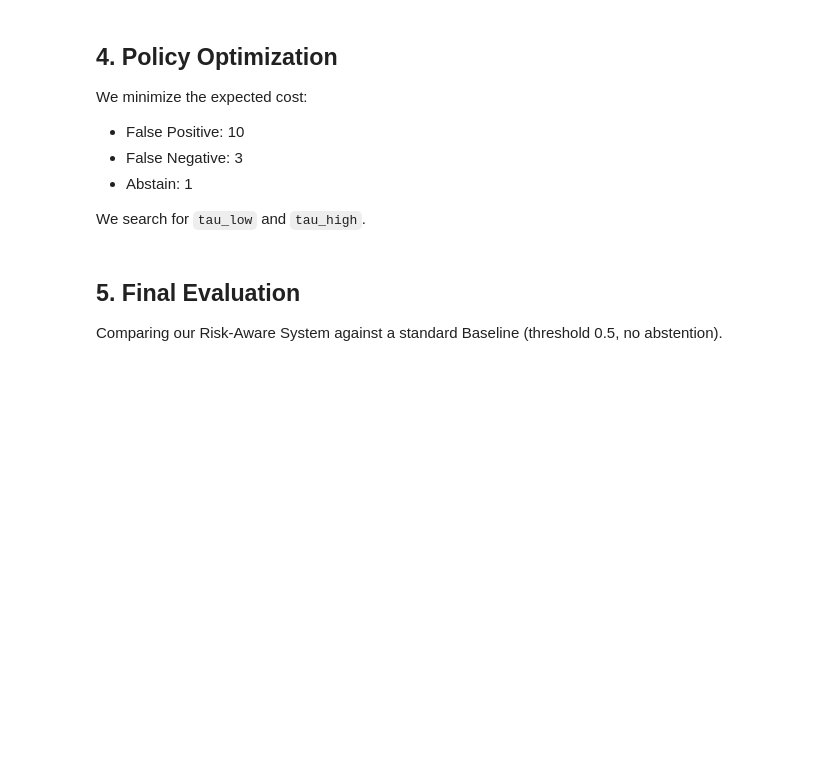
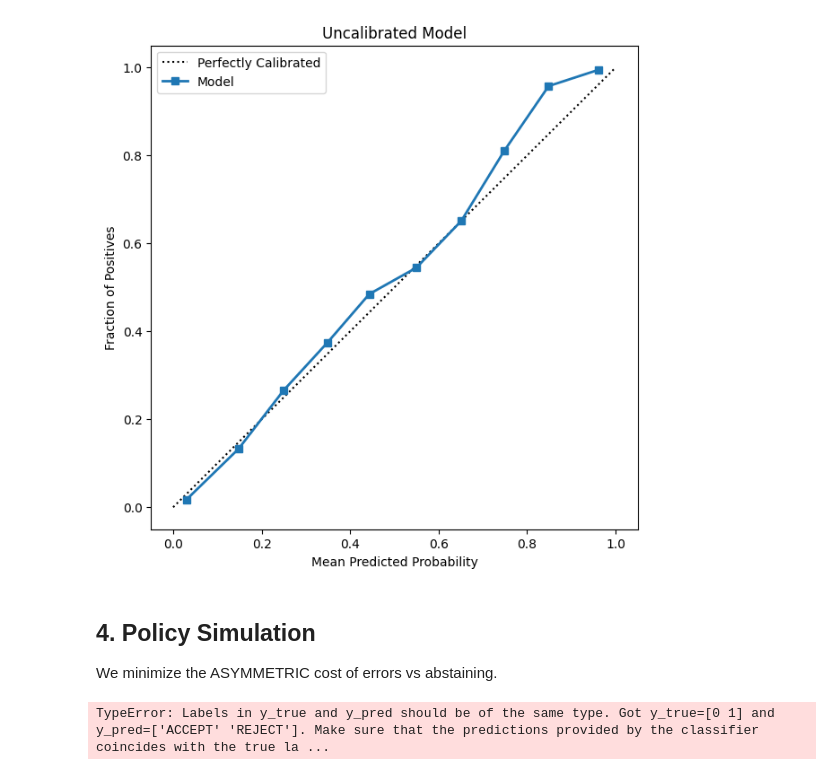
Before and after one commit to AbhijitMore/kairos, a Jupyter notebook: notebooks/01_risk_system_demo.ipynb, the cells around one changed output. Drawn from its saved outputs; the diff is of its cells as text; code cells hidden in the pictures; blank space fills up the shorter version.

```diff
--- a/notebooks/01_risk_system_demo.ipynb
+++ b/notebooks/01_risk_system_demo.ipynb
@@ -39,0 +52,20 @@ model = train_probabilistic_model(X_train, y_train, X_val, y_val)
+# %%
+# Create Feature Pipeline
+engineer = AdultFeatureEngineer()
+X_train_proc = engineer.fit_transform(X_train)
+X_val_proc = engineer.transform(X_val)
+X_test_proc = engineer.transform(X_test)
+
+# Fix: LightGBM requires specific dtypes for categorical features (not 'object')
+for col in X_train_proc.select_dtypes(['object']).columns:
+    X_train_proc[col] = X_train_proc[col].astype('category')
+    X_val_proc[col] = X_val_proc[col].astype('category')
+    X_test_proc[col] = X_test_proc[col].astype('category')
+
+# Initialize & Train Ensemble
+ensemble = HybridEnsemble(
+    lgb_params={'learning_rate': 0.05, 'max_depth': 5, 'n_estimators': 100},
+    cat_params={'learning_rate': 0.05, 'depth': 5, 'iterations': 100}
+)
+ensemble.fit(X_train_proc, y_train)
+print("Training Complete.")
@@ -54,8 +92,0 @@ plt.show()
-# %% [markdown]
-## 4. Policy Optimization
-We minimize the expected cost:
-- False Positive: 10
-- False Negative: 3
-- Abstain: 1
-
-We search for `tau_low` and `tau_high`.
@@ -64,3 +92,0 @@ tau_low, tau_high = optimize_thresholds(y_val, val_probs_cal)
-# %% [markdown]
-## 5. Final Evaluation
-Comparing our Risk-Aware System against a standard Baseline (threshold 0.5, no abstention).
@@ -82,0 +93,32 @@ plt.show()
+# %%
+val_probs = ensemble.predict_proba(X_val_proc)[:, 1]
+
+def plot_reliability(y_true, y_prob, title="Reliability Diagram"):
+    prob_true, prob_pred = calibration_curve(y_true, y_prob, n_bins=10)
+    plt.figure(figsize=(7, 7))
+    plt.plot([0, 1], [0, 1], "k:", label="Perfectly Calibrated")
+    plt.plot(prob_pred, prob_true, "s-", label="Model", linewidth=2)
+    plt.title(title)
+    plt.xlabel("Mean Predicted Probability")
+    plt.ylabel("Fraction of Positives")
+    plt.legend()
+    plt.show()
+
+plot_reliability(y_val, val_probs, "Uncalibrated Model")
+# %% [output]
+[figure, added]
+# %% [markdown]
+## 4. Policy Simulation
+We minimize the ASYMMETRIC cost of errors vs abstaining.
+# %%
+# Simulate KAIROS Policy Logic locally
+tau_low, tau_high = 0.2, 0.8
+policy = KairosPolicy(tau_low, tau_high)
+
+test_probs = ensemble.predict_proba(X_test_proc)[:, 1]
+decisions = policy.predict_with_policy(test_probs)
+
+metrics = evaluate_policy(y_test.values, test_probs, tau_low, tau_high)
+print("Policy Performance:", metrics)
+# %% [output]
+TypeError: Labels in y_true and y_pred should be of the same type. Got y_true=[0 1] and y_pred=['ACCEPT' 'REJECT']. Make sure that the predictions provided by the classifier coincides with the true la ...
```
Also changed, not shown: parts of 14 cells of this notebook, 8 other files.
